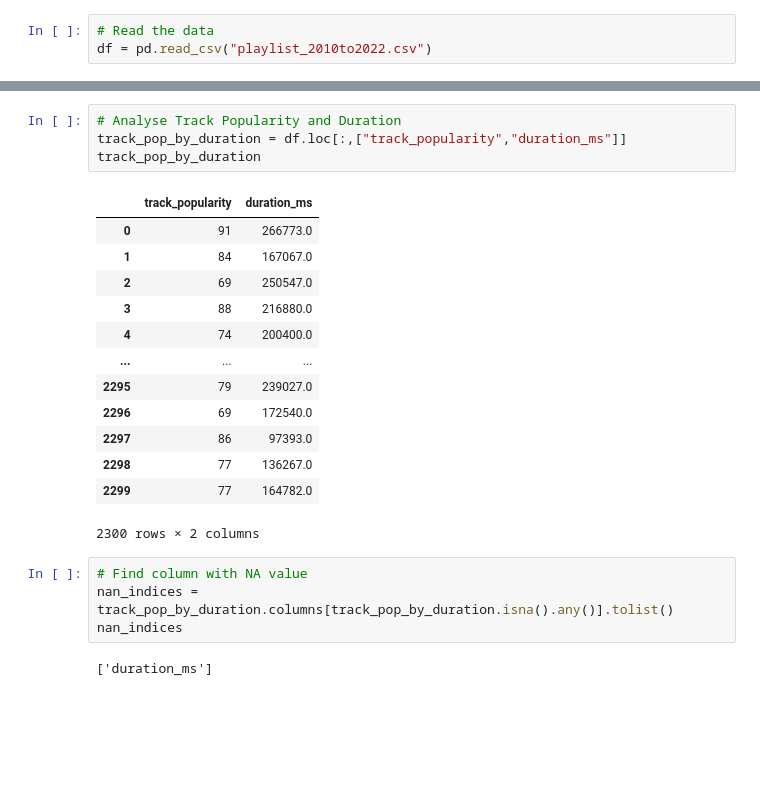
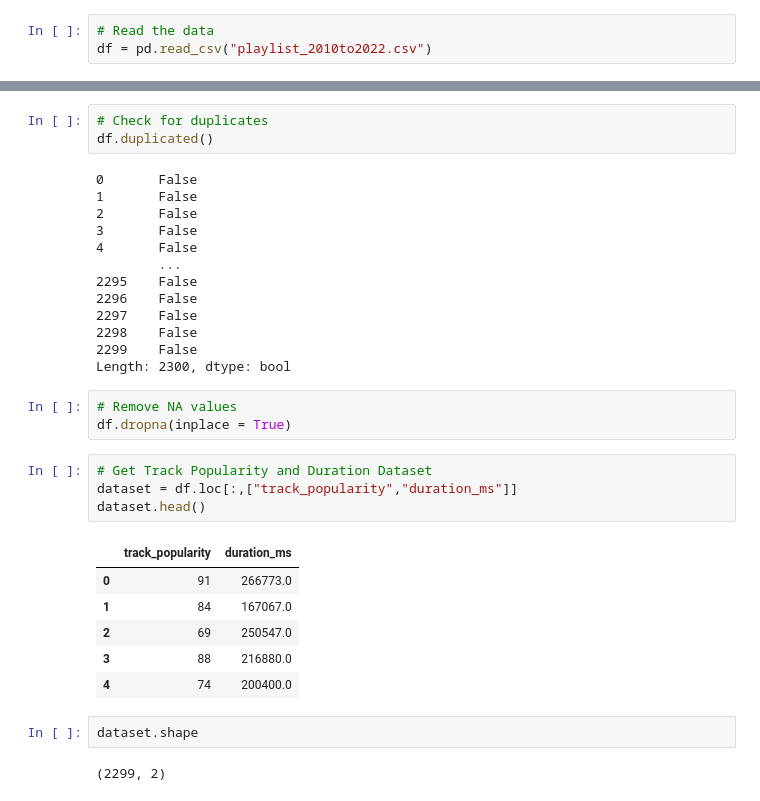
Before and after one commit to SVA44/machine-learning-spotify, a Jupyter notebook: spotify_track_popularity.ipynb, the cells around one changed output, grey strips where cells are left out. Drawn from its saved outputs; the diff is of its cells as text; blank space fills up the shorter version.

```diff
--- a/spotify_track_popularity.ipynb
+++ b/spotify_track_popularity.ipynb
@@ -31,24 +52,34 @@ dtype: object
+# %%
+# Check for duplicates
+df.duplicated()
+# %% [output]
+0       False
+1       False
+2       False
+3       False
+4       False
+        ...
+2295    False
+2296    False
+2297    False
+2298    False
+2299    False
+Length: 2300, dtype: bool
+# %%
+# Remove NA values
+df.dropna(inplace = True)
 # %%
-# Analyse Track Popularity and Duration
-track_pop_by_duration = df.loc[:,["track_popularity","duration_ms"]]
-track_pop_by_duration
+# Get Track Popularity and Duration Dataset
+dataset = df.loc[:,["track_popularity","duration_ms"]]
+dataset.head()
 # %% [output]
 |  | track_popularity | duration_ms |
 | 0 | 91 | 266773.0 |
 | 1 | 84 | 167067.0 |
 | 2 | 69 | 250547.0 |
 | 3 | 88 | 216880.0 |
 | 4 | 74 | 200400.0 |
-| ... | ... | ... |
-| 2295 | 79 | 239027.0 |
-| 2296 | 69 | 172540.0 |
-| 2297 | 86 | 97393.0 |
-| 2298 | 77 | 136267.0 |
-| 2299 | 77 | 164782.0 |
-2300 rows × 2 columns
-# %%
-# Find column with NA value
-nan_indices = track_pop_by_duration.columns[track_pop_by_duration.isna().any()].tolist()
-nan_indices
-# %% [output]
-['duration_ms']
+# %%
+dataset.shape
+# %% [output]
+(2299, 2)
```
Also changed, not shown: parts of 23 cells of this notebook.
